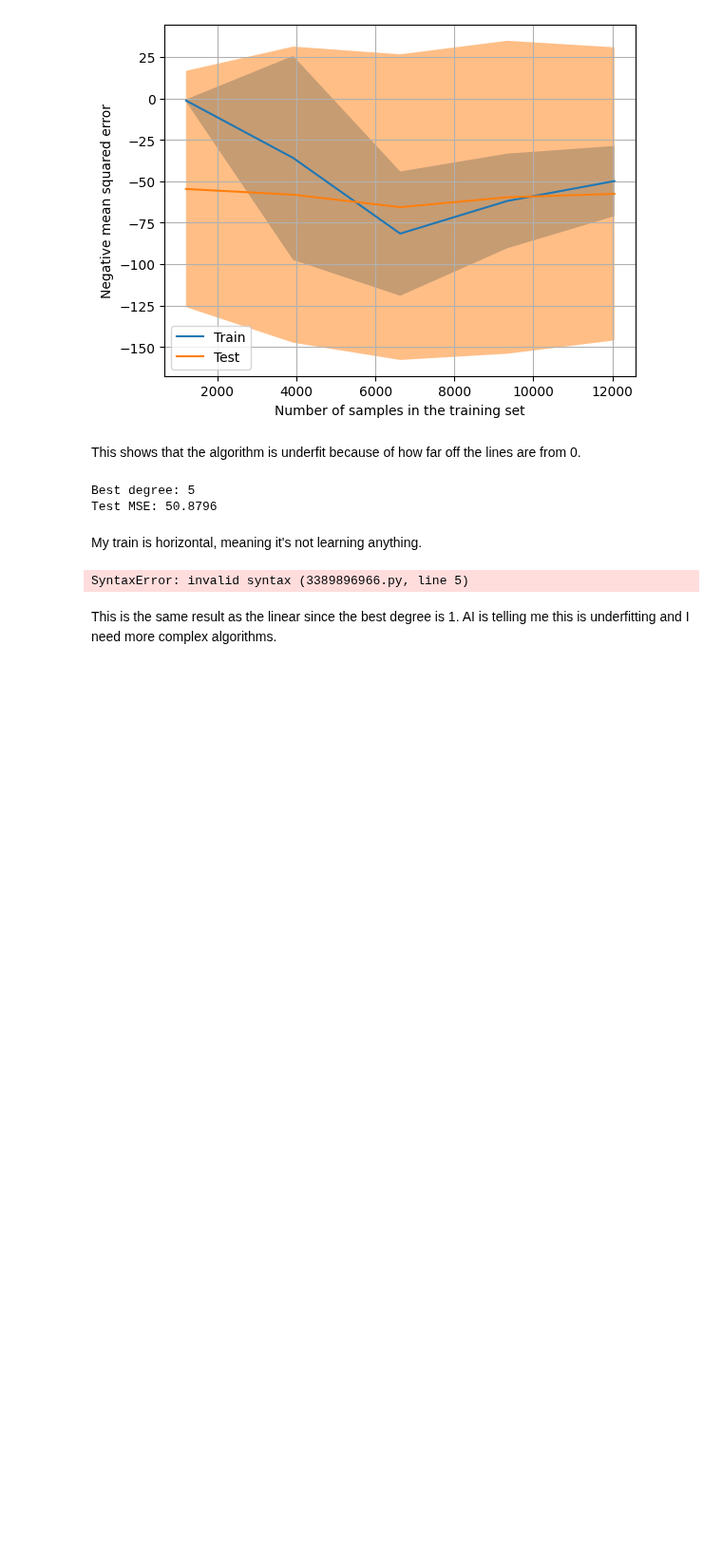
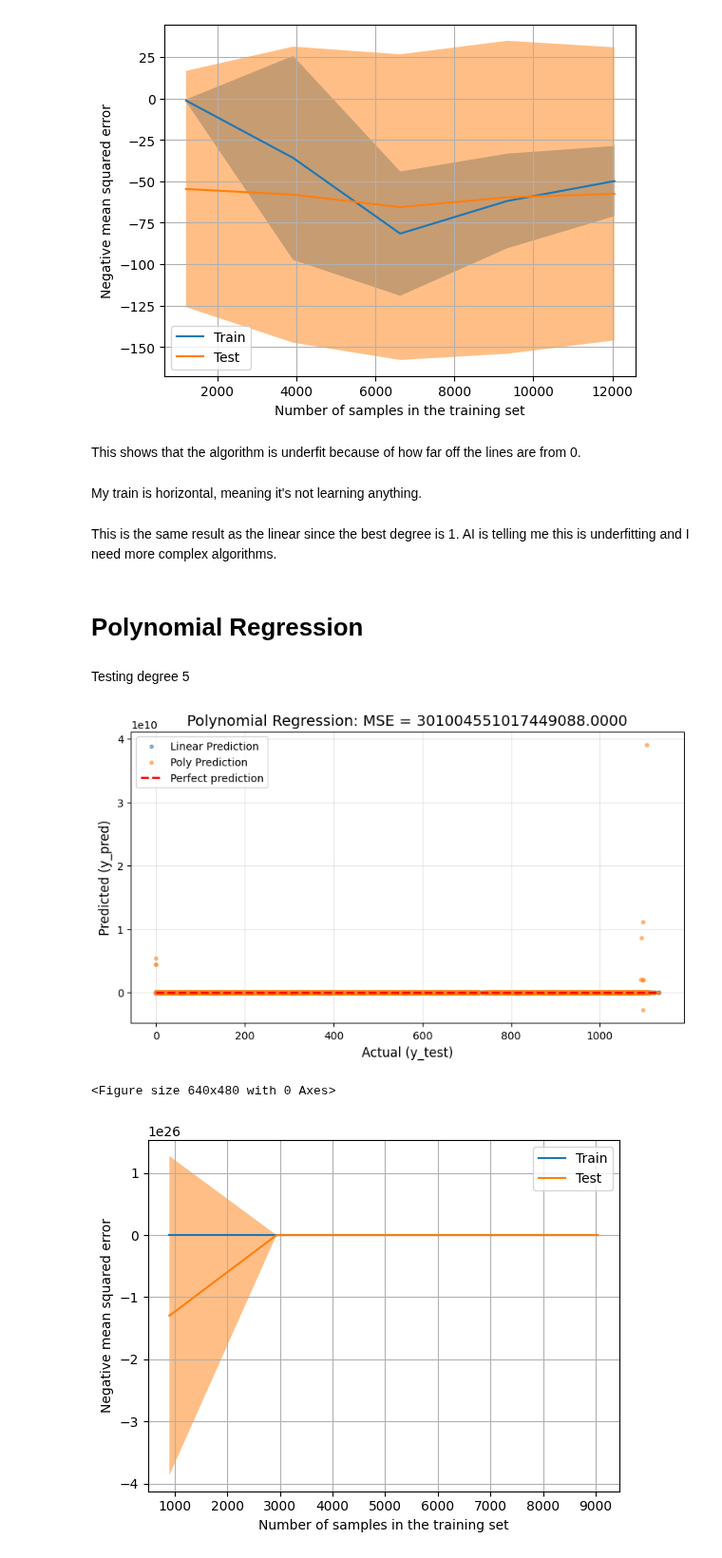
Before and after one commit to seoserang/phys255ml, a Jupyter notebook: 6 Non Linear Regression/Assignment 9/LinearRegressionAssignment.ipynb, the cells around one changed output. Shown at 95% size. Saved outputs shown, nothing was run; the diff lists cells and outputs as text; code cells hidden in the pictures; blank space fills up the shorter version.

```diff
--- a/6 Non Linear Regression/Assignment 9/LinearRegressionAssignment.ipynb
+++ b/6 Non Linear Regression/Assignment 9/LinearRegressionAssignment.ipynb
@@ -100,53 +105,41 @@ plt.grid()
 [figure]
 # %% [markdown]
 This shows that the algorithm is underfit because of how far off the lines are from 0.
-# %%
-# Try different degrees
-best_poly_model = None
-best_poly_score = 0
-best_degree = 1
-
-for degree in [1, 2, 3, 4, 5]:
-    poly_model = make_pipeline(
-        StandardScaler(),
-        PolynomialFeatures(degree=degree, include_bias=False),
-        LinearRegression()
-    )
-
-    # Cross-validation
-    cv_scores = cross_val_score(poly_model, X_train, y_train, cv=5, scoring='r2')
-    mean_cv = cv_scores.mean()
-
-    if mean_cv > best_poly_score:
-        best_poly_score = mean_cv
-        best_degree = \
-        best_poly_model = poly_model
-
-# Train best polynomial model
-best_poly_model.fit(X_train, y_train)
-y_pred_poly = best_poly_model.predict(X_test)
-
-poly_r2 = r2_score(y_test, y_pred_poly)
-poly_mse = mean_squared_error(y_test, y_pred_poly)
-
-print(f"\nBest degree: {best_degree}")
-print(f"Test MSE: {poly_mse:.4f}")
-# %% [output]
-Best degree: 5
-Test MSE: 50.8796
 # %% [markdown]
 My train is horizontal, meaning it's not learning anything.
-# %%
-# Learning curve for best polynomial
-print(f"\nPolynomial Regression (deg={best_degree}) Learning Curve:")
-LearningCurveDisplay.from_estimator(
-
-    , X, y, cv=5, scoring='neg_mean_squared_error')
-plt.title(f'Polynomial Regression (deg={best_degree})')
-plt.grid()
-plt.show()
-# %% [output]
-SyntaxError: invalid syntax (3389896966.py, line 5)
 # %% [markdown]
 This is the same result as the linear since the best degree is 1.
 AI is telling me this is underfitting and I need more complex algorithms.
+# %% [markdown]
+# Polynomial Regression
+# %% [markdown]
+Testing degree 5
+# %%
+# Train model
+model_poly = PolynomialRegression(5)
+model_poly.fit(X_train, y_train)
+y_pred_poly = model_poly.predict(X_test)
+
+# Plot Actual vs Predicted
+plt.figure(figsize=(8, 5))
+plt.scatter(y_test, y_pred, alpha=0.5, s=10,label = "Linear Prediction")
+plt.scatter(y_test, y_pred_poly, alpha=0.5,s=10, label = "Poly Prediction")
+plt.plot([y_test.min(), y_test.max()], [y_test.min(), y_test.max()],
+         'r--', lw=2, label='Perfect prediction')
+plt.xlabel('Actual (y_test)', fontsize=12)
+plt.ylabel('Predicted (y_pred)', fontsize=12)
+plt.title(f'Polynomial Regression: MSE = {mean_squared_error(y_test, y_pred_poly):.4f}',
+          fontsize=14)
+plt.legend(fontsize=10)
+plt.grid(True, alpha=0.3)
+plt.tight_layout()
+plt.show()
+
+# Learning curve
+fig_poly = plt.figure()
+LearningCurveDisplay.from_estimator(model_poly,X,y,cv=ShuffleSplit(n_splits=6, test_size=0.4, random_state=42),scoring='neg_mean_squared_error')
+plt.grid()
+# %% [output]
+[figure, added]
+<Figure size 640x480 with 0 Axes>
+[figure, added]
```
Also changed, not shown: parts of 14 cells of this notebook.
